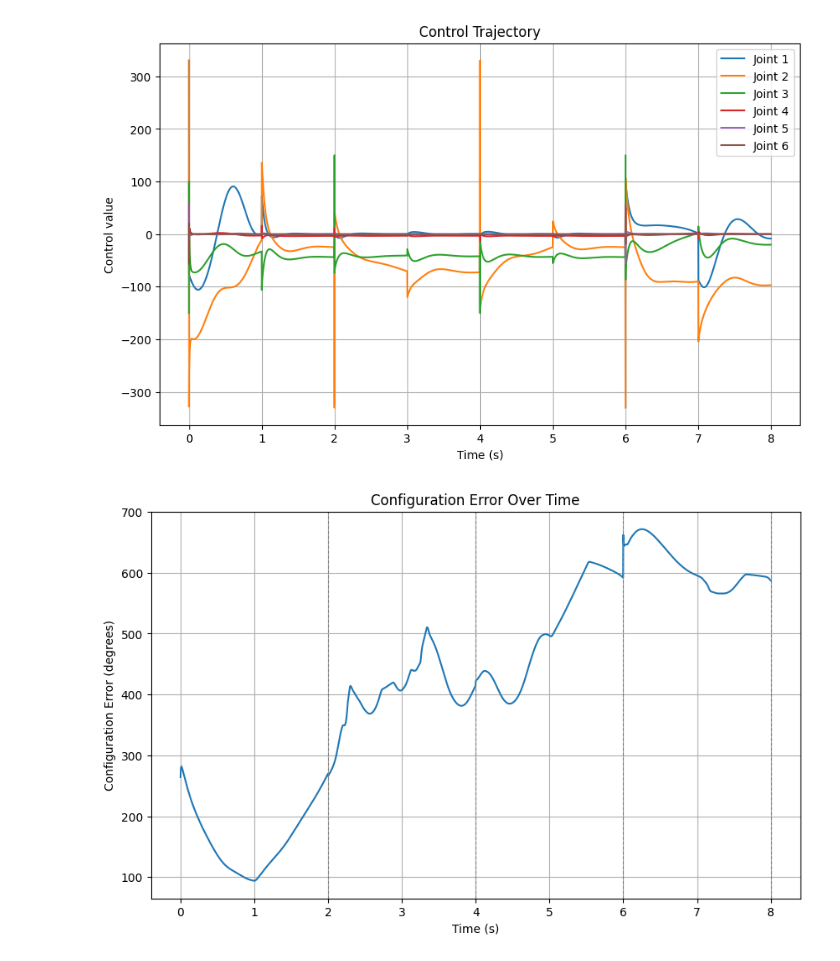
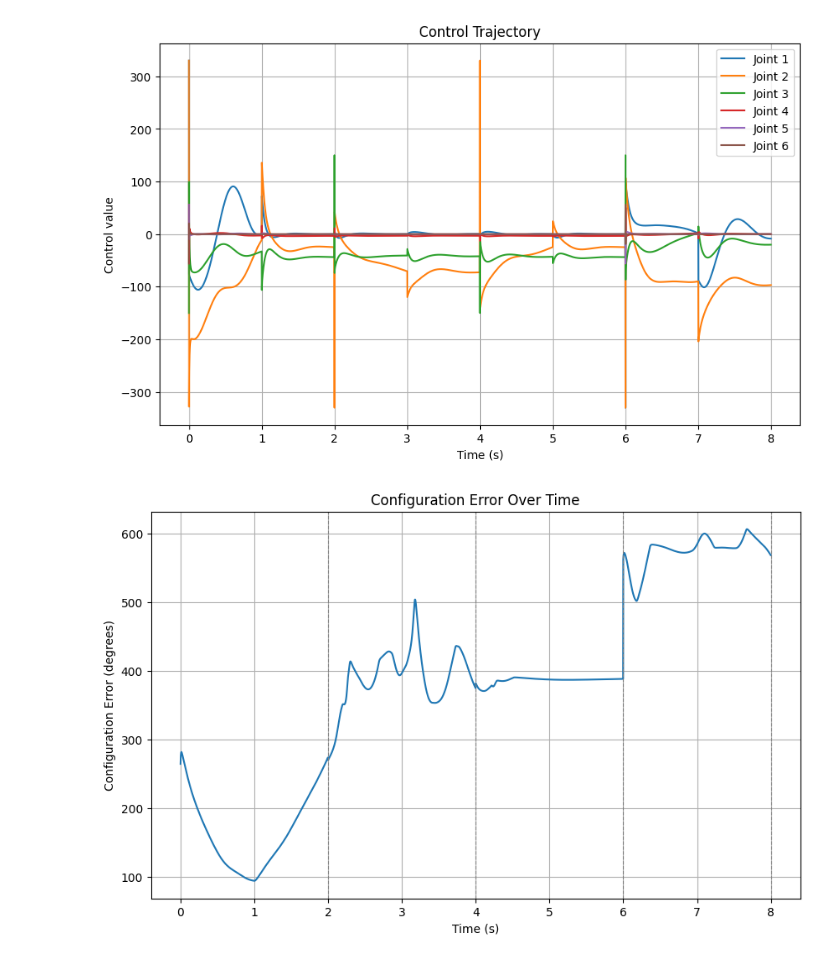
Before and after one commit to Krasa35/optimal, a Jupyter notebook: examples/100_PDController_joint.ipynb, the cells around one changed output. Saved outputs shown, nothing was run; the diff lists cells and outputs as text; code cells hidden in the pictures.

```diff
--- a/examples/100_PDController_joint.ipynb
+++ b/examples/100_PDController_joint.ipynb
@@ -20,20 +20,24 @@ path = [robot_pin_model.current_q(),
 
 controller = RobotController(robot_pin_model)
 xs, us = [], []
+v_start = np.zeros(len(robot_pin_model.v_indices))
 for i in range(len(path) - 1):
-    t_xs, t_us = controller.compute_control(q_start=path[i],
-                                            q_target=path[i+1],
+    start = np.concatenate([path[i], v_start])
+    target = np.concatenate([path[i+1], np.zeros(len(robot_pin_model.v_indices))])
+    t_xs, t_us = controller.compute_control(x_start=start,
+                                            x_goal=target,
                                             T=1000, DT=DT, kp=type.kp, kd=type.kd,
                                             option="pd")
     xs.extend(t_xs)
     us.extend(t_us)
+    v_start = xs[-1][len(robot_pin_model.q_indices):]
 
 # robot_mj_model.visualize("position", xs=xs, dt=DT, hold=False)
 # robot_mj_model.reset()
 xs_real, us_real = robot_mj_model.visualize("control", us=us, dt=DT, hold=False)
 robot_mj_model.plot_error(xs_real, path[1:], segment_lengths=[1000]*len(path), dt=DT)
 robot_mj_model.reset()
-xs_real, us_real = robot_mj_model.visualize("control", us=us, xs=xs, kp=type.kp, kd=type.kd, dt=DT, hold=False)
+xs_real, us_real = robot_mj_model.visualize("control", us=us, xs=xs, kp=type.kp, kd=type.kd, dt=DT, hold=False, plot=True)
 robot_mj_model.plot_controls(us, dt=DT)
 robot_mj_model.plot_controls(us_real, dt=DT)
 robot_mj_model.plot_error(xs_real, path[1:], segment_lengths=[1000]*len(path), dt=DT)
@@ -61,21 +66,23 @@ Peak power: 5550.150002533563
 # %%
 xs, us = [], []
 for i in range(len(path) - 1):
-    t_xs, t_us = controller.compute_control(q_start=path[i],
-                                            q_target=path[i+1],
+    start = np.concatenate([path[i], np.zeros(len(robot_pin_model.v_indices))])
+    target = np.concatenate([path[i+1], np.zeros(len(robot_pin_model.v_indices))])
+    t_xs, t_us = controller.compute_control(x_start=start,
+                                            x_goal=target,
                                             T=1000, DT=DT, kp=type.kp, kd=type.kd,
                                             alpha=0.5,
                                             option="pd")
     xs.extend(t_xs)
     us.extend(t_us)
 robot_mj_model.reset()
 xs_real, us_real = robot_mj_model.visualize(mode="control", us=us, dt=DT, hold=False)
 robot_mj_model.plot_controls(us_real, dt=DT)
 robot_mj_model.plot_error(xs_real, path[1:], segment_lengths=[1000]*len(path), dt=DT)
 robot_mj_model.reset()
 xs_real, us_real = robot_mj_model.visualize("control", us=us, xs=xs, kp=type.kp, kd=type.kd, dt=DT, hold=False)
 robot_mj_model.plot_controls(us_real, dt=DT)
 robot_mj_model.plot_error(xs_real, path[1:], segment_lengths=[1000]*len(path), dt=DT)
 # %% [output]
 [figure]
-[figure, old version]
+[figure, new version]
```
Also changed, not shown: parts of 4 cells of this notebook, 10 other files.
